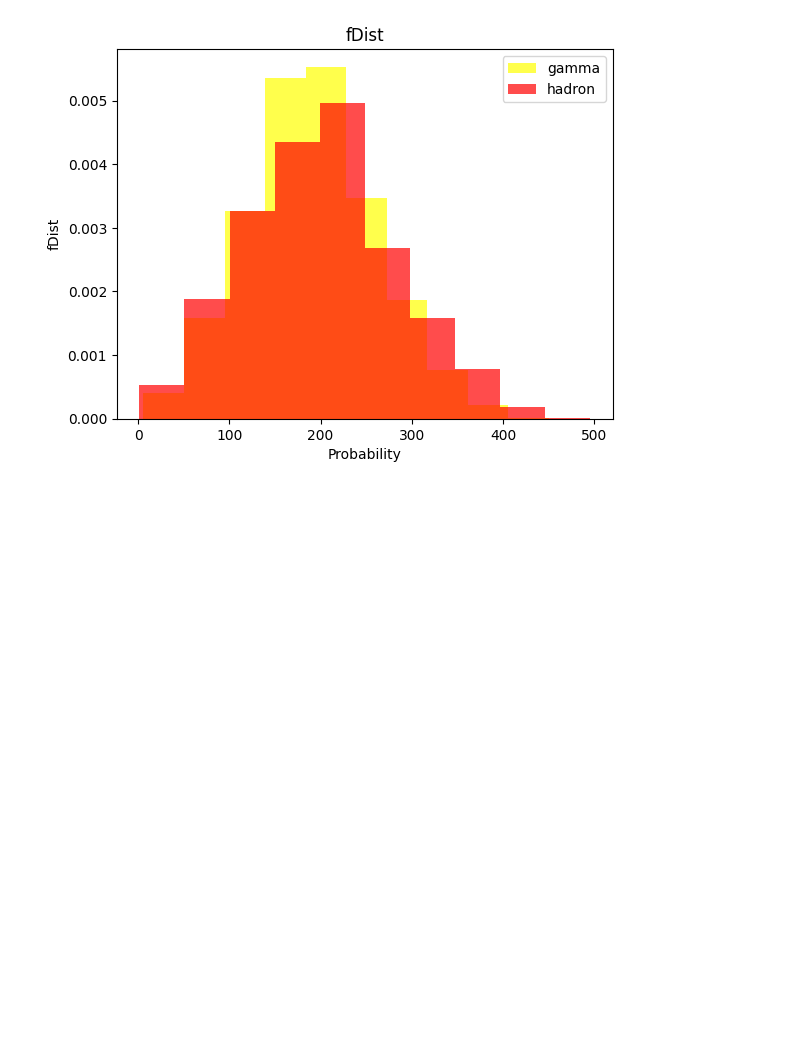
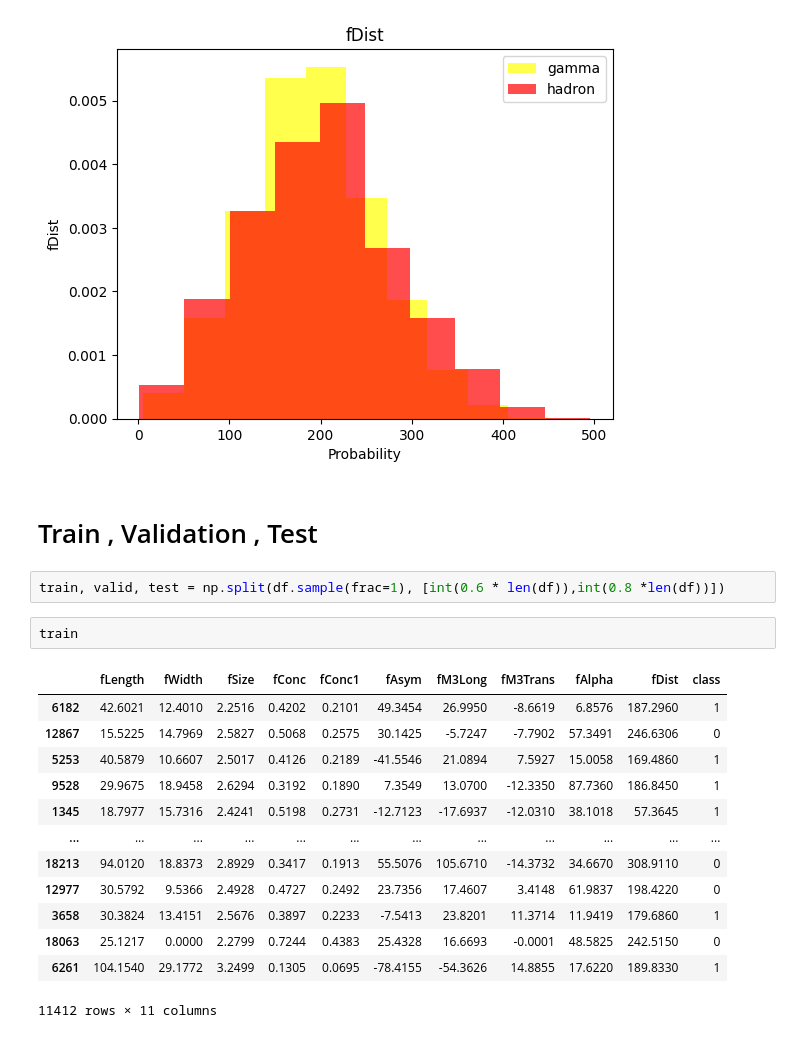
Before and after one commit to prajwalp111/ML, a Jupyter notebook: magic_gamma_ml/fcc_MAGIC.ipynb, the cells around one changed output. Drawn from its saved outputs; the diff is of its cells as text; blank space fills up the shorter version.

```diff
--- a/magic_gamma_ml/fcc_MAGIC.ipynb
+++ b/magic_gamma_ml/fcc_MAGIC.ipynb
@@ -60,3 +63,23 @@ for label in cols[:-1]:
 [figure]
 [figure]
 [figure]
+# %% [markdown]
+# Train , Validation , Test
+# %%
+train, valid, test = np.split(df.sample(frac=1), [int(0.6 * len(df)),int(0.8 *len(df))])
+# %%
+train
+# %% [output]
+|  | fLength | fWidth | fSize | fConc | fConc1 | fAsym | fM3Long | fM3Trans | fAlpha | fDist | class |
+| 6182 | 42.6021 | 12.4010 | 2.2516 | 0.4202 | 0.2101 | 49.3454 | 26.9950 | -8.6619 | 6.8576 | 187.2960 | 1 |
+| 12867 | 15.5225 | 14.7969 | 2.5827 | 0.5068 | 0.2575 | 30.1425 | -5.7247 | -7.7902 | 57.3491 | 246.6306 | 0 |
+| 5253 | 40.5879 | 10.6607 | 2.5017 | 0.4126 | 0.2189 | -41.5546 | 21.0894 | 7.5927 | 15.0058 | 169.4860 | 1 |
+| 9528 | 29.9675 | 18.9458 | 2.6294 | 0.3192 | 0.1890 | 7.3549 | 13.0700 | -12.3350 | 87.7360 | 186.8450 | 1 |
+| 1345 | 18.7977 | 15.7316 | 2.4241 | 0.5198 | 0.2731 | -12.7123 | -17.6937 | -12.0310 | 38.1018 | 57.3645 | 1 |
+| ... | ... | ... | ... | ... | ... | ... | ... | ... | ... | ... | ... |
+| 18213 | 94.0120 | 18.8373 | 2.8929 | 0.3417 | 0.1913 | 55.5076 | 105.6710 | -14.3732 | 34.6670 | 308.9110 | 0 |
+| 12977 | 30.5792 | 9.5366 | 2.4928 | 0.4727 | 0.2492 | 23.7356 | 17.4607 | 3.4148 | 61.9837 | 198.4220 | 0 |
+| 3658 | 30.3824 | 13.4151 | 2.5676 | 0.3897 | 0.2233 | -7.5413 | 23.8201 | 11.3714 | 11.9419 | 179.6860 | 1 |
+| 18063 | 25.1217 | 0.0000 | 2.2799 | 0.7244 | 0.4383 | 25.4328 | 16.6693 | -0.0001 | 48.5825 | 242.5150 | 0 |
+| 6261 | 104.1540 | 29.1772 | 3.2499 | 0.1305 | 0.0695 | -78.4155 | -54.3626 | 14.8855 | 17.6220 | 189.8330 | 1 |
+11412 rows × 11 columns
```
Also changed, not shown: parts of 3 cells of this notebook.
